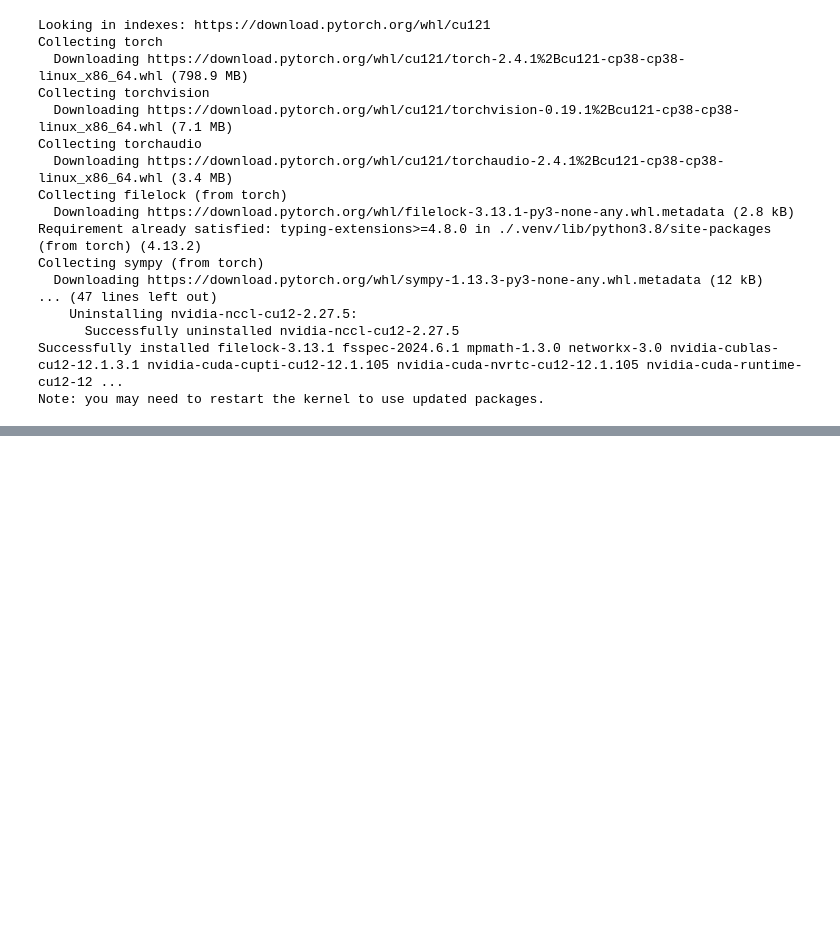
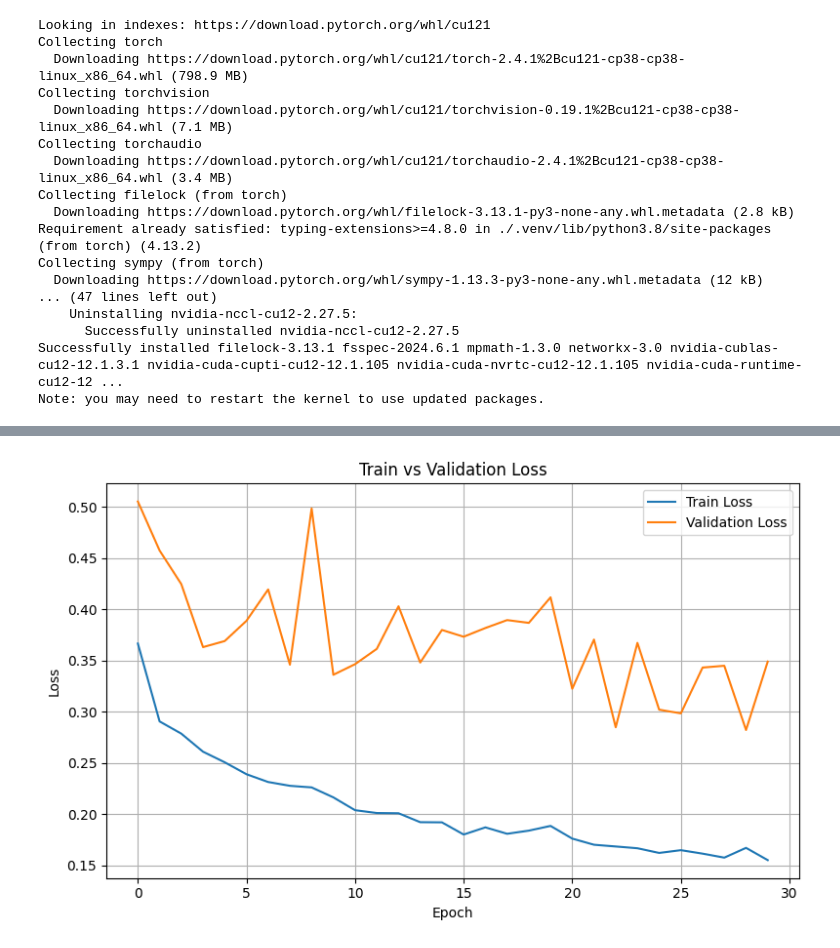
Before and after one commit to Kaos1105/flood-prediction, a Jupyter notebook: flood_model.ipynb, the cells around one changed output, grey strips where cells are left out. Saved outputs shown, nothing was run; the diff lists cells and outputs as text; code cells hidden in the pictures; blank space fills up the shorter version.

```diff
--- a/flood_model.ipynb
+++ b/flood_model.ipynb
@@ -400,0 +432,83 @@ ROC AUC: 0.8075027583670468
+# %%
+import torch.nn as nn
+
+class CNN1DClassifier(nn.Module):
+    def __init__(self, in_channels, sequence_length):
+        super().__init__()
+        self.conv_block = nn.Sequential(
+            nn.Conv1d(in_channels=in_channels, out_channels=32, kernel_size=3, padding=1),
+            nn.BatchNorm1d(32),
+            nn.ReLU(),
+            nn.Dropout(0.3),
+
+            nn.Conv1d(32, 64, kernel_size=3, padding=1),
+            nn.BatchNorm1d(64),
+            nn.ReLU(),
+            nn.Dropout(0.3),
+        )
+        self.flatten = nn.Flatten()
+        self.fc = nn.Sequential(
+            nn.Linear(64 * sequence_length, 64),
+            nn.ReLU(),
+            nn.Linear(64, 1)  # No sigmoid
+        )
+
+    def forward(self, x):
+        x = self.conv_block(x)
+        x = self.flatten(x)
+        return self.fc(x)
+
+cnn_model = CNN1DClassifier(in_channels=num_features_per_step, sequence_length=WINDOW_SIZE)
+
+# -----------------------------------------
+# 4. Training loop
+# -----------------------------------------
+num_epochs = 30
+
+train_cnn_losses = []
+val_cnn_losses = []
+
+def train_cnn_model(cnn_model, train_loader, test_loader, num_epochs=30):
+    # -----------------------------------------
+    # 1. Handle class imbalance using pos_weight
+    # -----------------------------------------
+    neg = (y_train_cnn_tensor == 0).sum()
+    pos = (y_train_cnn_tensor == 1).sum()
+    pos_weight = torch.tensor([(neg / pos)], dtype=torch.float32) * WEIGHTED_RATIO_MULTIPLIER
+    # ----------------------------
+    # 2. Train the model
+    # ----------------------------
+    cnn_criterion = nn.BCEWithLogitsLoss(pos_weight=pos_weight)
+    cnn_optimizer = optim.Adam(cnn_model.parameters(), lr=0.001)
+    for epoch in range(num_epochs):
+        cnn_model.train()
+        running_loss = 0.0
+        for inputs, targets in train_loader:
+            cnn_optimizer.zero_grad()
+            outputs = cnn_model(inputs)  # raw logits
+            loss = cnn_criterion(outputs, targets)
+            loss.backward()
+            cnn_optimizer.step()
+            running_loss += loss.item()
+
+        print(f"Epoch [{epoch+1}/{num_epochs}], Loss: {running_loss / len(train_loader):.4f}")
+        avg_train_loss = running_loss / len(train_loader)
+        train_cnn_losses.append(avg_train_loss)
+
+        cnn_model.eval()
+        val_running_loss = 0.0
+        with torch.no_grad():
+            for val_inputs, val_targets in test_loader:
+                val_outputs = cnn_model(val_inputs)
+                val_loss = criterion(val_outputs, val_targets)
+                val_running_loss += val_loss.item()
+        avg_val_loss = val_running_loss / len(test_loader)
+        val_cnn_losses.append(avg_val_loss)
+
+train_cnn_model(cnn_model, train_loader, test_loader, num_epochs)
+# -----------------------------------------
+# 5. Evaluation
+# -----------------------------------------
+plot_learning(train_cnn_losses, val_cnn_losses, cnn_model)
+evaluate_model(cnn_model, X_test_cnn_tensor, y_test_cnn_tensor)
+# %% [output]
@@ -400,0 +532 @@ ROC AUC: 0.8075027583670468
+[figure, added]
```
Also changed, not shown: parts of 5 cells of this notebook.
